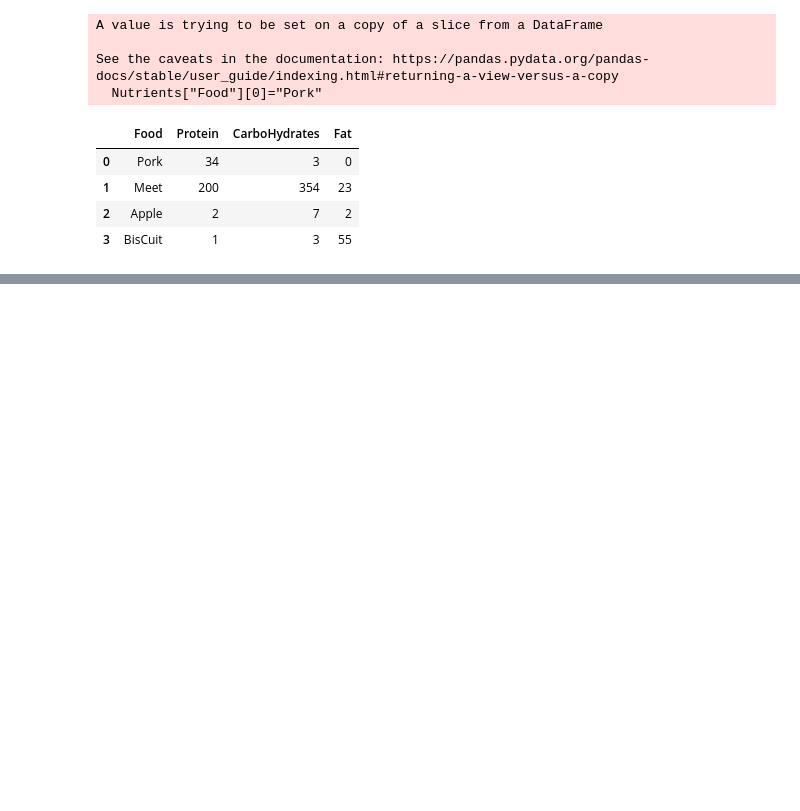
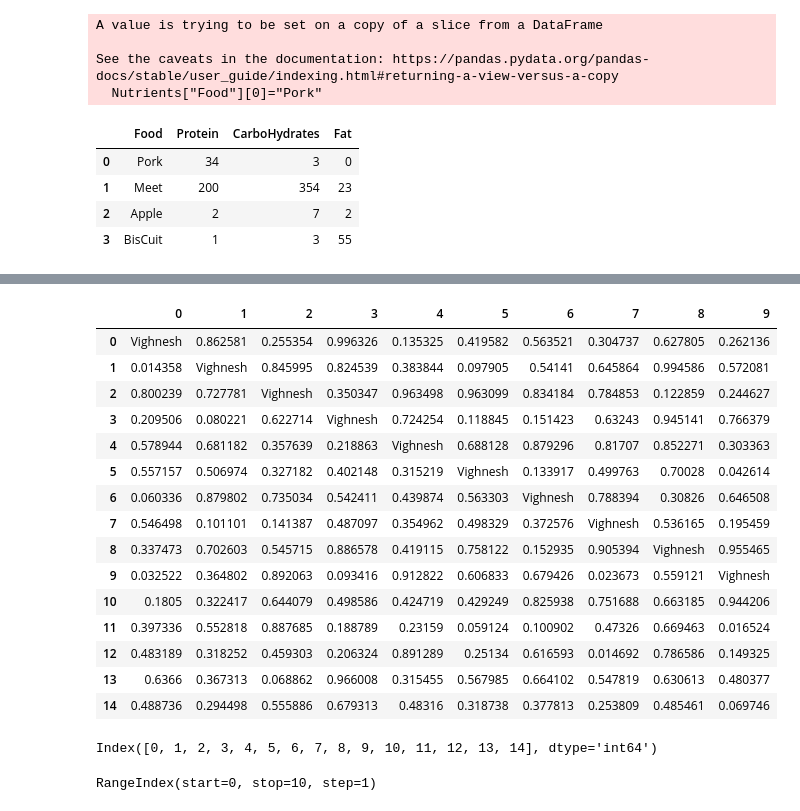
Before and after one commit to SVIGHNESH/my-python-codes, a Jupyter notebook: File Operation/NewPandas.ipynb, the cells around one changed output, grey strips where cells are left out. Saved outputs shown, nothing was run; the diff lists cells and outputs as text; code cells hidden in the pictures; blank space fills up the shorter version.

```diff
--- a/File Operation/NewPandas.ipynb
+++ b/File Operation/NewPandas.ipynb
@@ -43,0 +121,2 @@ Nutrients
+# %%
+newdf[0][0]="Vighnesh"
@@ -43,0 +148,10 @@ Nutrients
+# %%
+newdf[1][1]="Vighnesh"
+newdf[2][2]="Vighnesh"
+newdf[3][3]="Vighnesh"
+newdf[4][4]="Vighnesh"
+newdf[5][5]="Vighnesh"
+newdf[6][6]="Vighnesh"
+newdf[7][7]="Vighnesh"
+newdf[8][8]="Vighnesh"
+newdf[9][9]="Vighnesh"
@@ -43,0 +176,27 @@ Nutrients
+# %%
+newdf
+# %% [output]
+|  | 0 | 1 | 2 | 3 | 4 | 5 | 6 | 7 | 8 | 9 |
+| 0 | Vighnesh | 0.862581 | 0.255354 | 0.996326 | 0.135325 | 0.419582 | 0.563521 | 0.304737 | 0.627805 | 0.262136 |
+| 1 | 0.014358 | Vighnesh | 0.845995 | 0.824539 | 0.383844 | 0.097905 | 0.54141 | 0.645864 | 0.994586 | 0.572081 |
+| 2 | 0.800239 | 0.727781 | Vighnesh | 0.350347 | 0.963498 | 0.963099 | 0.834184 | 0.784853 | 0.122859 | 0.244627 |
+| 3 | 0.209506 | 0.080221 | 0.622714 | Vighnesh | 0.724254 | 0.118845 | 0.151423 | 0.63243 | 0.945141 | 0.766379 |
+| 4 | 0.578944 | 0.681182 | 0.357639 | 0.218863 | Vighnesh | 0.688128 | 0.879296 | 0.81707 | 0.852271 | 0.303363 |
+| 5 | 0.557157 | 0.506974 | 0.327182 | 0.402148 | 0.315219 | Vighnesh | 0.133917 | 0.499763 | 0.70028 | 0.042614 |
+| 6 | 0.060336 | 0.879802 | 0.735034 | 0.542411 | 0.439874 | 0.563303 | Vighnesh | 0.788394 | 0.30826 | 0.646508 |
+| 7 | 0.546498 | 0.101101 | 0.141387 | 0.487097 | 0.354962 | 0.498329 | 0.372576 | Vighnesh | 0.536165 | 0.195459 |
+| 8 | 0.337473 | 0.702603 | 0.545715 | 0.886578 | 0.419115 | 0.758122 | 0.152935 | 0.905394 | Vighnesh | 0.955465 |
+| 9 | 0.032522 | 0.364802 | 0.892063 | 0.093416 | 0.912822 | 0.606833 | 0.679426 | 0.023673 | 0.559121 | Vighnesh |
+| 10 | 0.1805 | 0.322417 | 0.644079 | 0.498586 | 0.424719 | 0.429249 | 0.825938 | 0.751688 | 0.663185 | 0.944206 |
+| 11 | 0.397336 | 0.552818 | 0.887685 | 0.188789 | 0.23159 | 0.059124 | 0.100902 | 0.47326 | 0.669463 | 0.016524 |
+| 12 | 0.483189 | 0.318252 | 0.459303 | 0.206324 | 0.891289 | 0.25134 | 0.616593 | 0.014692 | 0.786586 | 0.149325 |
+| 13 | 0.6366 | 0.367313 | 0.068862 | 0.966008 | 0.315455 | 0.567985 | 0.664102 | 0.547819 | 0.630613 | 0.480377 |
+| 14 | 0.488736 | 0.294498 | 0.555886 | 0.679313 | 0.48316 | 0.318738 | 0.377813 | 0.253809 | 0.485461 | 0.069746 |
+# %%
+newdf.index
+# %% [output]
+Index([0, 1, 2, 3, 4, 5, 6, 7, 8, 9, 10, 11, 12, 13, 14], dtype='int64')
+# %%
+ newdf.columns
+# %% [output]
+RangeIndex(start=0, stop=10, step=1)
```
Also changed, not shown: parts of 17 cells of this notebook, 3 other files.
